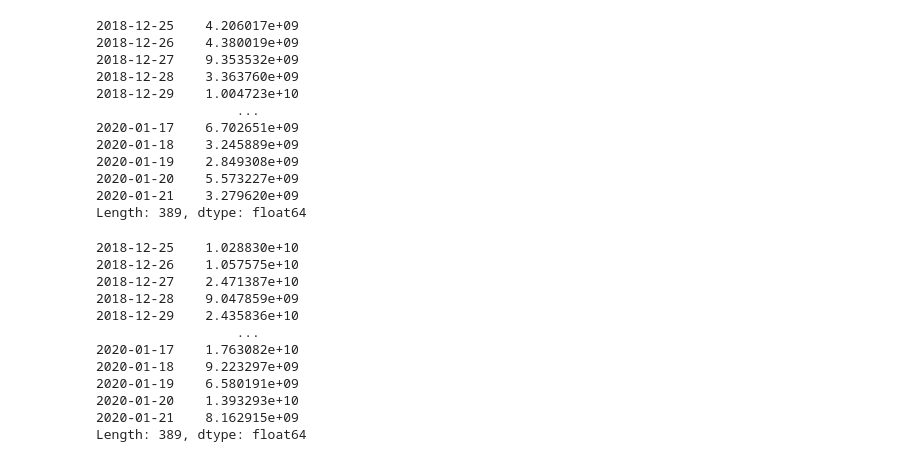
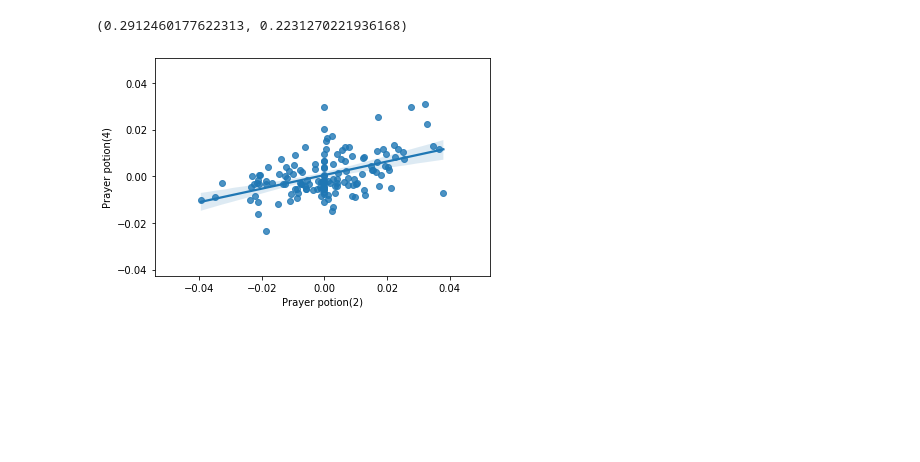
Before and after one commit to durumu/osrs-prediction, a Jupyter notebook: osrs.ipynb, the cells around one changed output. Drawn from its saved outputs; the diff is of its cells as text; code cells hidden in the pictures; blank space fills up the shorter version.

Commit message:
Added multivariable betas, convenience functions, and ability to plot side-by-side

```diff
--- a/osrs.ipynb
+++ b/osrs.ipynb
@@ -76,12 +78,11 @@ def fetch_from_disk(item_name):
 from functools import lru_cache
 
 # fetch(item_name) returns
-# fetc
 @lru_cache(maxsize = None)
 def fetch(item_name):
     # check if we have the item data on disk
     # TODO: check if the data is too old
-    price_frame = fetch_from_disk(item_name)
+    price_frame = None #fetch_from_disk(item_name)
     if price_frame is not None:
         return price_frame
 
@@ -102,5 +146,6 @@ def gold_traded(item_name):
 # %%
 from sklearn.linear_model import LinearRegression
+from sklearn.metrics import r2_score
 
 def to_2d_array(df):
     if type(df) is pd.Series:
@@ -110,19 +155,37 @@ def to_2d_array(df):
     else:
         return df
 
-def beta(pred, resp, plot = False):
-    pred_rets, resp_rets = returns(pred), returns(resp)
-    common_index = pred_rets.index & resp_rets.index
-    pred_rets = pred_rets.reindex(common_index)
-    resp_rets = resp_rets.reindex(common_index)
+def beta(pred_names, resp_name, plot = False, func = clean_returns):
+    if type(pred_names) is not list:
+        pred_names = [pred_names]
 
-    X = to_2d_array(pred_rets)
-    y = to_2d_array(resp_rets)
+    resp = func(resp_name)
+    pred_list = [func(pred_name).rename(pred_name) for pred_name in pred_names]
+
+    common_index = resp.index
+    for pred in pred_list:
+        common_index &= pred.index
+
+    pred = pd.concat(pred_list, axis = 1).reindex(common_index)
+    resp = resp.reindex(common_index).rename(resp_name)
+
+    X = to_2d_array(pred)
+    y = to_2d_array(resp)
 
     model = LinearRegression(fit_intercept = True)
     model.fit(X, y)
 
     if plot:
-        sns.regplot(pred_rets, resp_rets)
+        assert len(pred_names) == 1, "can only make 2D plots with 1 predictor and 1 response"
+        sns.regplot(pred, resp)
 
-    return model.coef_[0, 0]
+    betas = list(model.coef_[0])
+    r2 = r2_score(y_true = y, y_pred = model.predict(X))
+    if len(betas) == 1:
+        betas = betas[0]
+    return betas, r2
+
+def plot_over_time(*item_names, func = clean_prices):
+    print(item_names)
+    frame = pd.concat([func(item_name).rename(item_name) for item_name in item_names], axis = 1)
+    frame.plot()
@@ -134,30 +192,6 @@ beta('Ranarr weed', 'Prayer potion(4)', True)
-# %%
-gold_traded('Ranarr weed')
-# %% [output]
-2018-12-25    4.206017e+09
-2018-12-26    4.380019e+09
-2018-12-27    9.353532e+09
-2018-12-28    3.363760e+09
-2018-12-29    1.004723e+10
-                  ...
-2020-01-17    6.702651e+09
-2020-01-18    3.245889e+09
-2020-01-19    2.849308e+09
-2020-01-20    5.573227e+09
-2020-01-21    3.279620e+09
-Length: 389, dtype: float64
-# %%
-gold_traded('Prayer potion(4)')
-# %% [output]
-2018-12-25    1.028830e+10
-2018-12-26    1.057575e+10
-2018-12-27    2.471387e+10
-2018-12-28    9.047859e+09
-2018-12-29    2.435836e+10
-                  ...
-2020-01-17    1.763082e+10
-2020-01-18    9.223297e+09
-2020-01-19    6.580191e+09
-2020-01-20    1.393293e+10
-2020-01-21    8.162915e+09
-Length: 389, dtype: float64
+# %%
+func_to_plot = lambda item_name : limit_to_dates(returns(item_name), '2018-08-01', '2019-01-01')
+beta('Prayer potion(2)', 'Prayer potion(4)', func = func_to_plot, plot = True)
+# %% [output]
+(0.2912460177622313, 0.2231270221936168)
+[figure, added]
```
Also changed, not shown: parts of 8 cells of this notebook, 25 other files.
